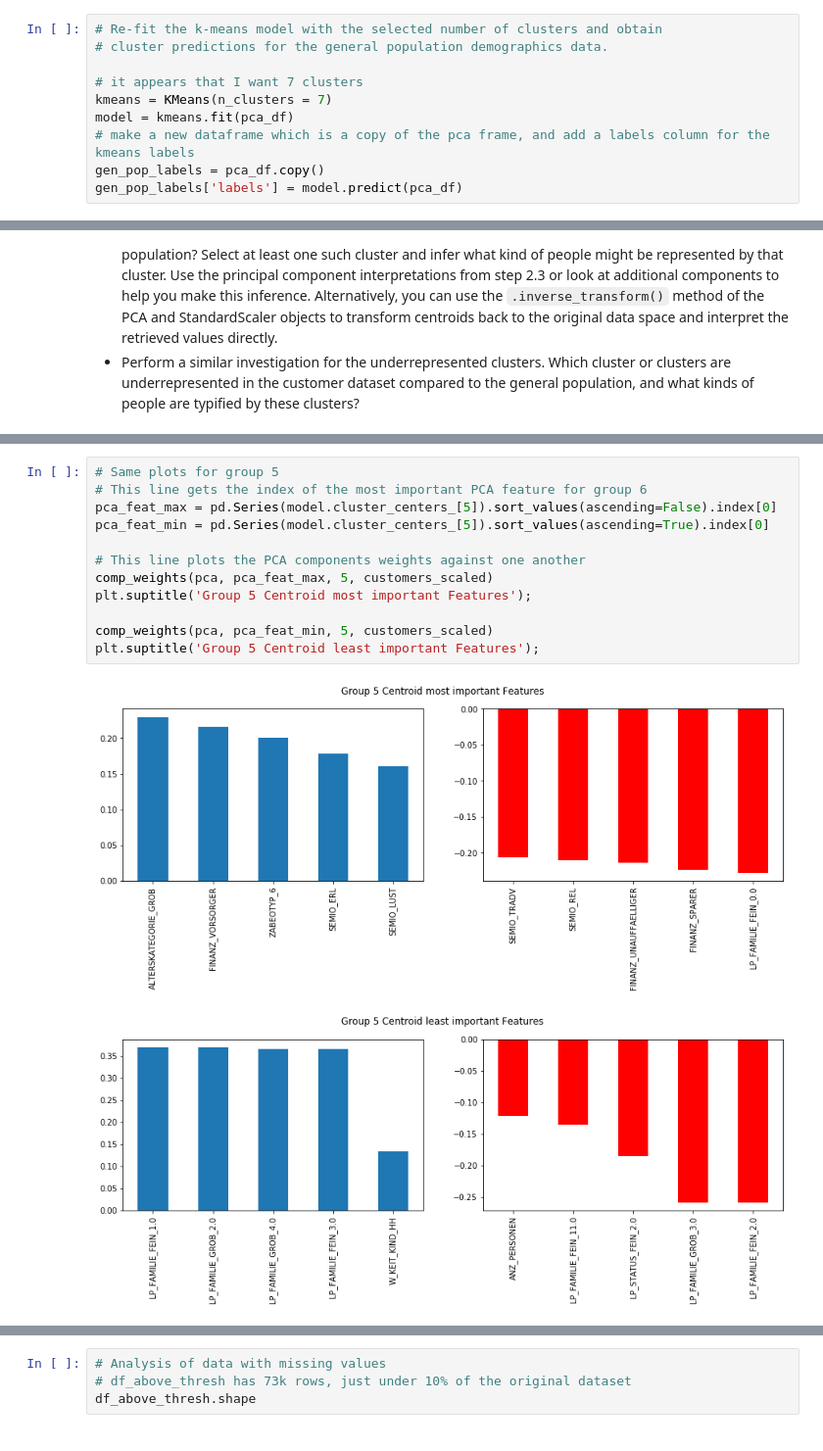
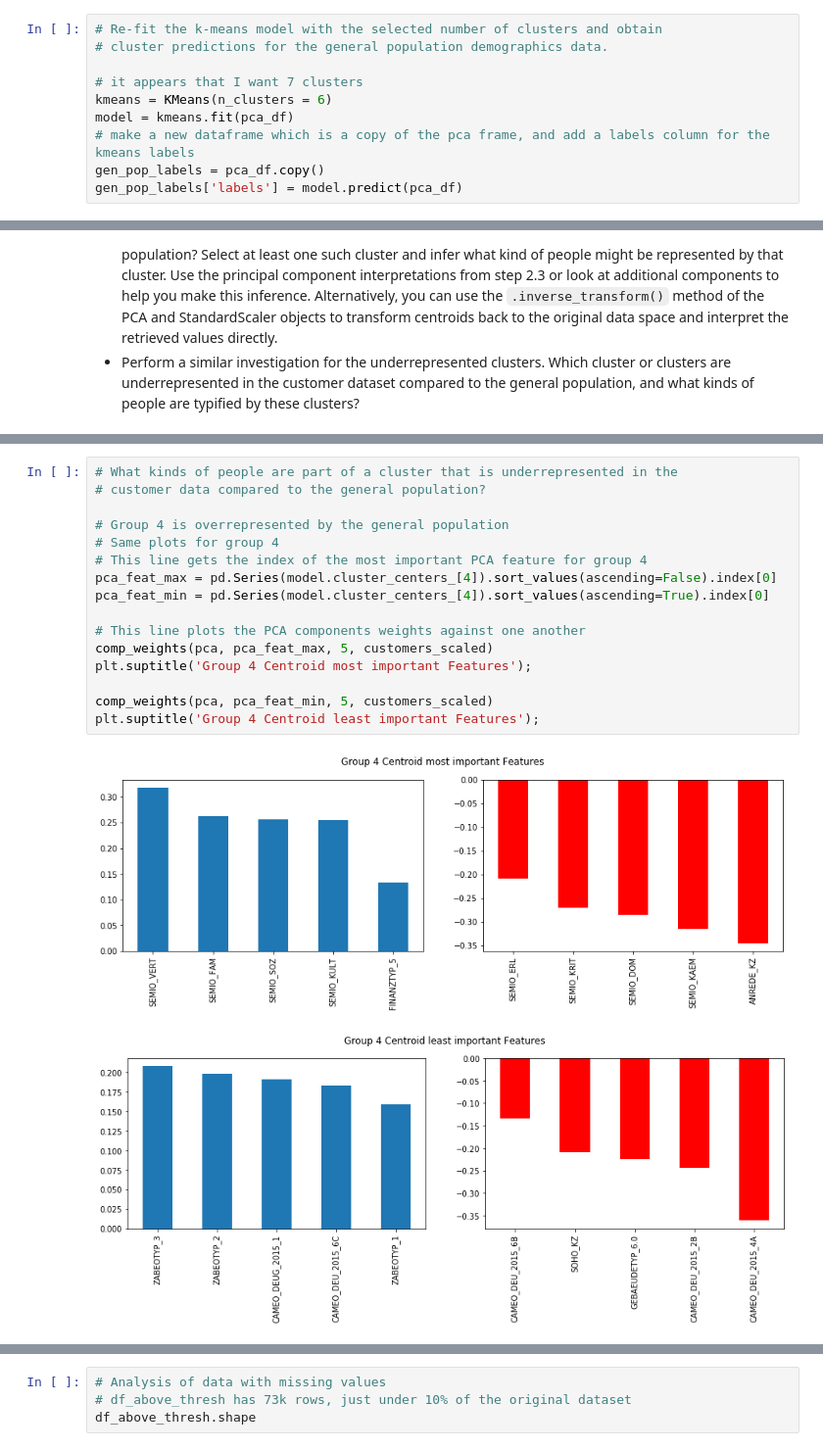
Before and after one commit to jfreds91/DSND_t1_p1_identify_customer_segments, a Jupyter notebook: Identify_Customer_Segments.ipynb, the cells around one changed output, grey strips where cells are left out. Shown at 98% size. Cells and saved outputs as stored; diff of their text form.

```diff
--- a/Identify_Customer_Segments.ipynb
+++ b/Identify_Customer_Segments.ipynb
@@ -1195,7 +1197,7 @@ Run with k = 15: 290.1026225090027
 # cluster predictions for the general population demographics data.
 
 # it appears that I want 7 clusters
-kmeans = KMeans(n_clusters = 7)
+kmeans = KMeans(n_clusters = 6)
 model = kmeans.fit(pca_df)
 # make a new dataframe which is a copy of the pca frame, and add a labels column for the kmeans labels
 gen_pop_labels = pca_df.copy()
@@ -1370,15 +1371,19 @@ plt.suptitle('Group 2 Centroid least important Features');
 # %%
-# Same plots for group 5
-# This line gets the index of the most important PCA feature for group 6
-pca_feat_max = pd.Series(model.cluster_centers_[5]).sort_values(ascending=False).index[0]
-pca_feat_min = pd.Series(model.cluster_centers_[5]).sort_values(ascending=True).index[0]
+# What kinds of people are part of a cluster that is underrepresented in the
+# customer data compared to the general population?
+
+# Group 4 is overrepresented by the general population
+# Same plots for group 4
+# This line gets the index of the most important PCA feature for group 4
+pca_feat_max = pd.Series(model.cluster_centers_[4]).sort_values(ascending=False).index[0]
+pca_feat_min = pd.Series(model.cluster_centers_[4]).sort_values(ascending=True).index[0]
 
 # This line plots the PCA components weights against one another
 comp_weights(pca, pca_feat_max, 5, customers_scaled)
-plt.suptitle('Group 5 Centroid most important Features');
+plt.suptitle('Group 4 Centroid most important Features');
 
 comp_weights(pca, pca_feat_min, 5, customers_scaled)
-plt.suptitle('Group 5 Centroid least important Features');
+plt.suptitle('Group 4 Centroid least important Features');
 # %% [output]
-[figure, old version]
+[figure, new version]
-[figure, old version]
+[figure, new version]
```
Also changed, not shown: parts of 27 cells of this notebook, 1 other file.
